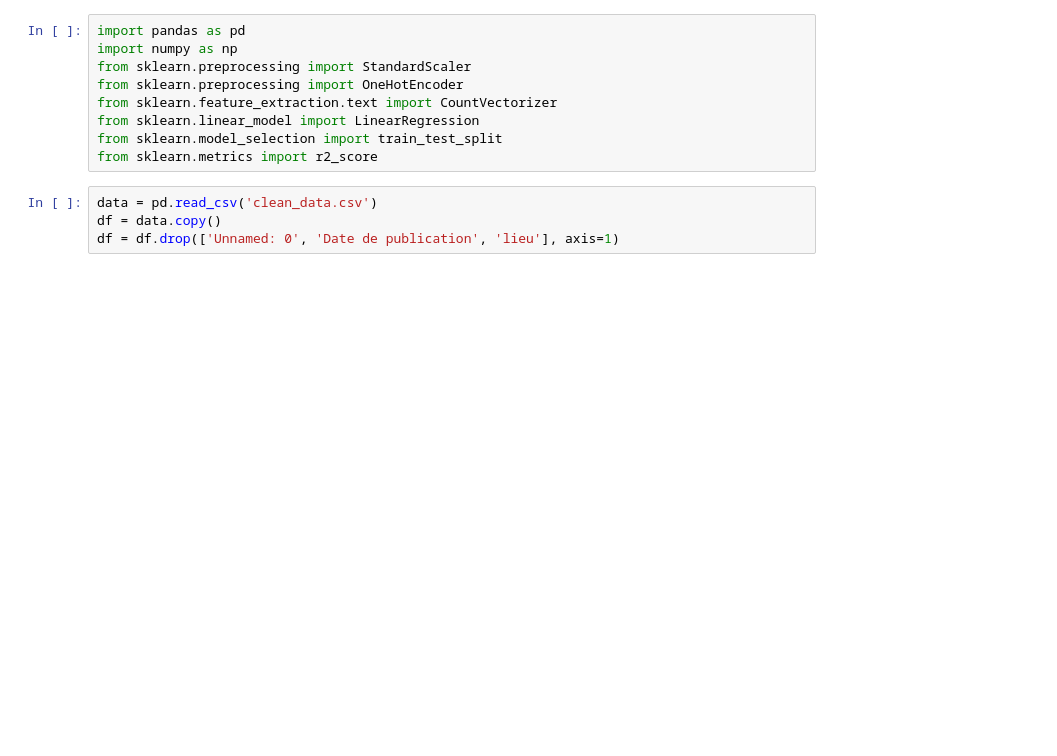
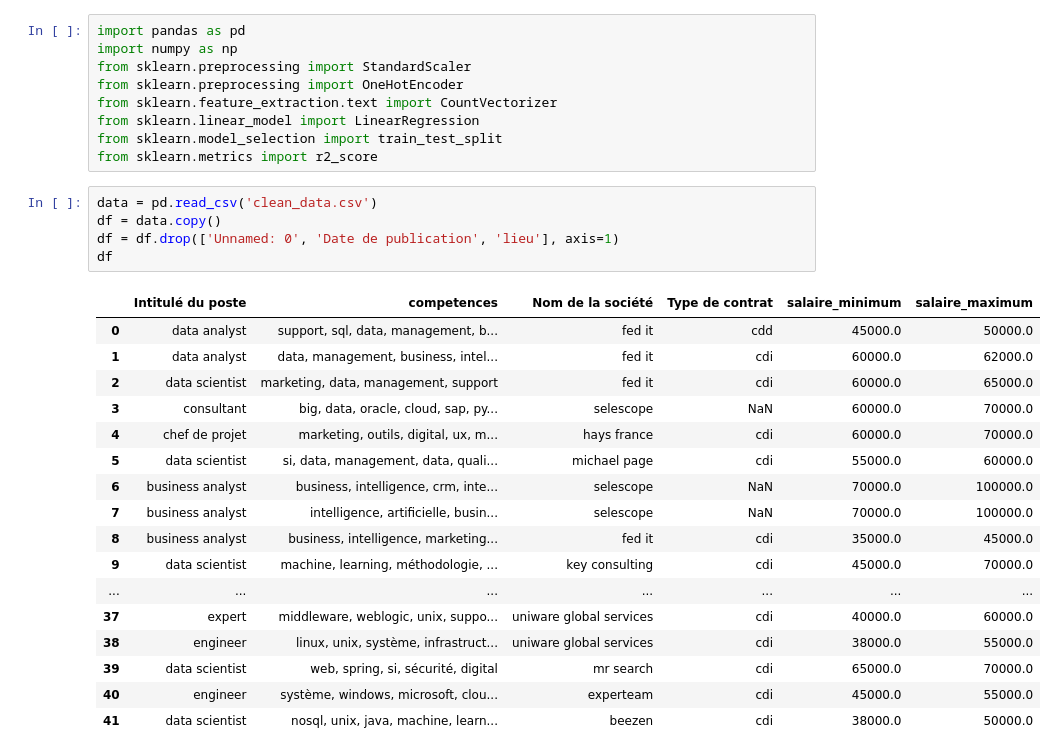
Before and after one commit to data-IA-2022/Find_job_Fengfeng_Asmae_David, a Jupyter notebook: Find_job_Transform.ipynb, the cells around one changed output. Drawn from its saved outputs; the diff is of its cells as text; blank space fills up the shorter version.

```diff
--- a/Find_job_Transform.ipynb
+++ b/Find_job_Transform.ipynb
@@ -10,4 +10,23 @@ from sklearn.metrics import r2_score
 # %%
 data = pd.read_csv('clean_data.csv')
 df = data.copy()
 df = df.drop(['Unnamed: 0', 'Date de publication', 'lieu'], axis=1)
+df
+# %% [output]
+|  | Intitulé du poste | competences | Nom de la société | Type de contrat | salaire_minimum | salaire_maximum |
+| 0 | data analyst | support, sql, data, management, b... | fed it | cdd | 45000.0 | 50000.0 |
+| 1 | data analyst | data, management, business, intel... | fed it | cdi | 60000.0 | 62000.0 |
+| 2 | data scientist | marketing, data, management, support | fed it | cdi | 60000.0 | 65000.0 |
+| 3 | consultant | big, data, oracle, cloud, sap, py... | selescope | NaN | 60000.0 | 70000.0 |
+| 4 | chef de projet | marketing, outils, digital, ux, m... | hays france | cdi | 60000.0 | 70000.0 |
+| 5 | data scientist | si, data, management, data, quali... | michael page | cdi | 55000.0 | 60000.0 |
+| 6 | business analyst | business, intelligence, crm, inte... | selescope | NaN | 70000.0 | 100000.0 |
+| 7 | business analyst | intelligence, artificielle, busin... | selescope | NaN | 70000.0 | 100000.0 |
+| 8 | business analyst | business, intelligence, marketing... | fed it | cdi | 35000.0 | 45000.0 |
+| 9 | data scientist | machine, learning, méthodologie, ... | key consulting | cdi | 45000.0 | 70000.0 |
+| ... | ... | ... | ... | ... | ... | ... |
+| 37 | expert | middleware, weblogic, unix, suppo... | uniware global services | cdi | 40000.0 | 60000.0 |
+| 38 | engineer | linux, unix, système, infrastruct... | uniware global services | cdi | 38000.0 | 55000.0 |
+| 39 | data scientist | web, spring, si, sécurité, digital | mr search | cdi | 65000.0 | 70000.0 |
+| 40 | engineer | système, windows, microsoft, clou... | experteam | cdi | 45000.0 | 55000.0 |
+| 41 | data scientist | nosql, unix, java, machine, learn... | beezen | cdi | 38000.0 | 50000.0 |
```
Also changed, not shown: parts of 4 cells of this notebook, 2 other files.
